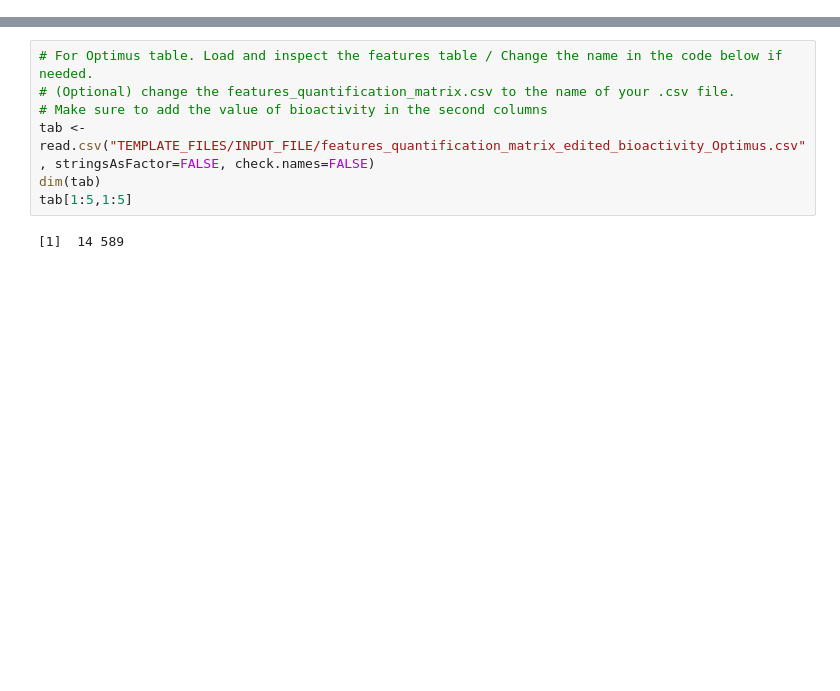
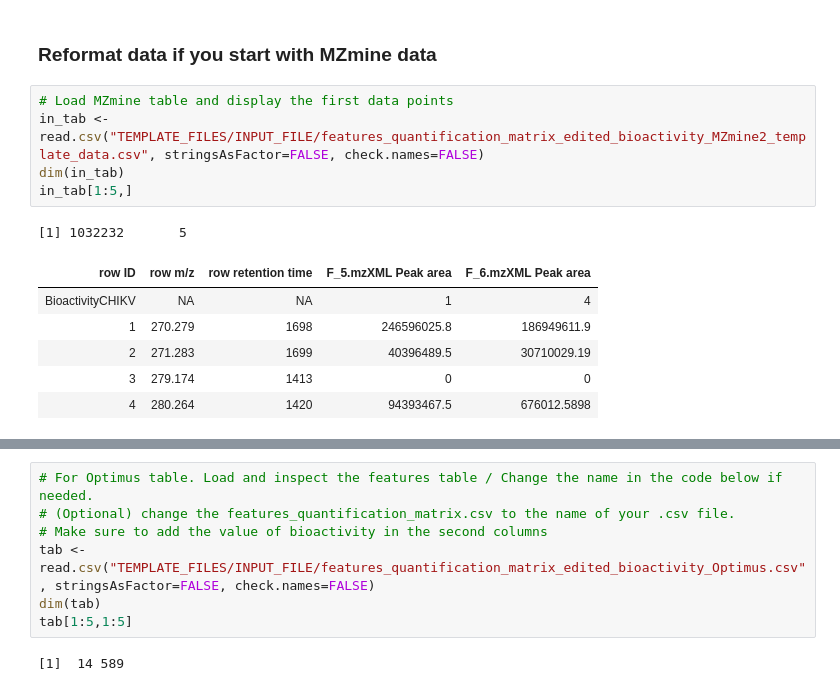
Before and after one commit to DorresteinLaboratory/Bioactive_Molecular_Networks, a Jupyter notebook: Bioactive_Molecular_Networks_Optimus_v1.0.ipynb, the cells around one changed output, grey strips where cells are left out. Saved outputs shown, nothing was run; the diff lists cells and outputs as text; blank space fills up the shorter version.

Commit message:
add mzmine input example

```diff
--- a/Bioactive_Molecular_Networks_Optimus_v1.0.ipynb
+++ b/Bioactive_Molecular_Networks_Optimus_v1.0.ipynb
@@ -0,0 +1,15 @@
+# %% [markdown]
+### Reformat data if you start with MZmine data
+# %%
+# Load MZmine table and display the first data points
+in_tab <- read.csv("TEMPLATE_FILES/INPUT_FILE/features_quantification_matrix_edited_bioactivity_MZmine2_template_data.csv", stringsAsFactor=FALSE, check.names=FALSE)
+dim(in_tab)
+in_tab[1:5,]
+# %% [output]
+[1] 1032232       5
+| row ID | row m/z | row retention time | F_5.mzXML Peak area | F_6.mzXML Peak area |
+| BioactivityCHIKV | NA | NA | 1 | 4 |
+| 1 | 270.279 | 1698 | 246596025.8 | 186949611.9 |
+| 2 | 271.283 | 1699 | 40396489.5 | 30710029.19 |
+| 3 | 279.174 | 1413 | 0 | 0 |
+| 4 | 280.264 | 1420 | 94393467.5 | 676012.5898 |
```
Also changed, not shown: parts of 4 cells of this notebook.
